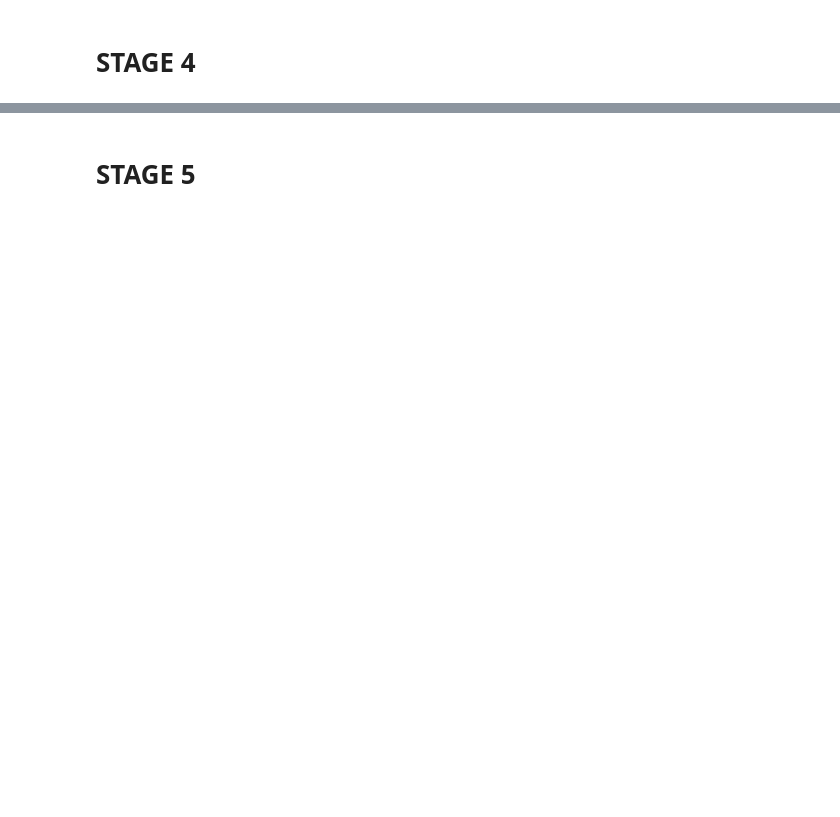
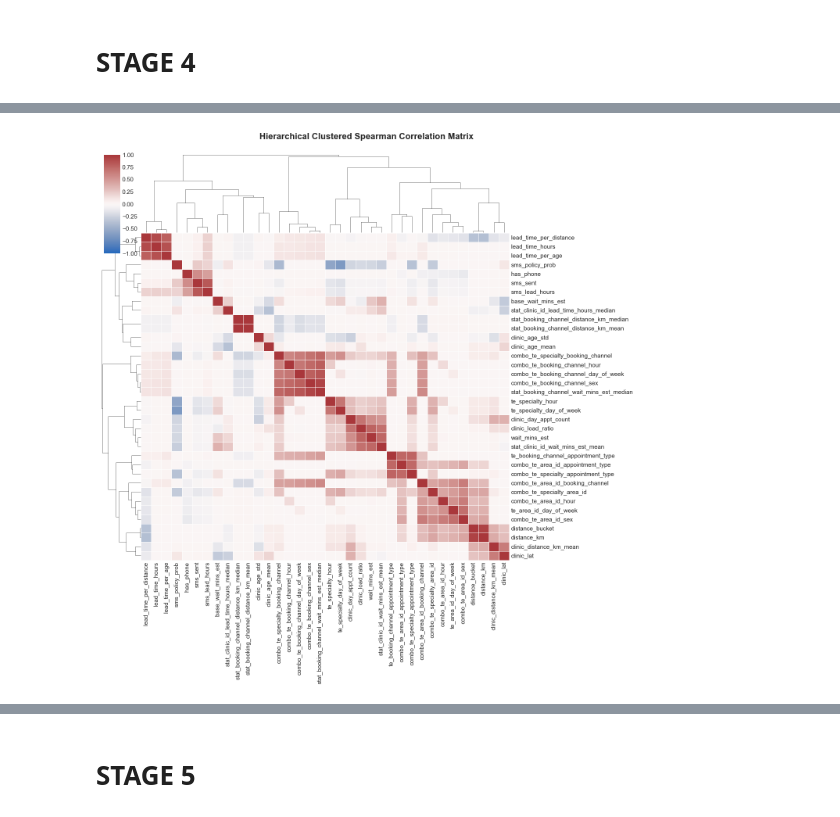
Before and after one commit to ErenReyhanlioglu/data_league_26, a Jupyter notebook: notebooks/02_feature_importance.ipynb, the cells around one changed output, grey strips where cells are left out. Cells and saved outputs as stored; diff of their text form; code cells hidden in the pictures; blank space fills up the shorter version.

```diff
--- a/notebooks/02_feature_importance.ipynb
+++ b/notebooks/02_feature_importance.ipynb
@@ -305,0 +545,4 @@ Final Column Count: 167
+# %%
+plotting.plot_clustered_correlation(df=sub_train_finel_feature_38, features_list=finel_feature_38)
+# %% [output]
+[figure, added]
```
Also changed, not shown: parts of 20 cells of this notebook, 10 other files.
